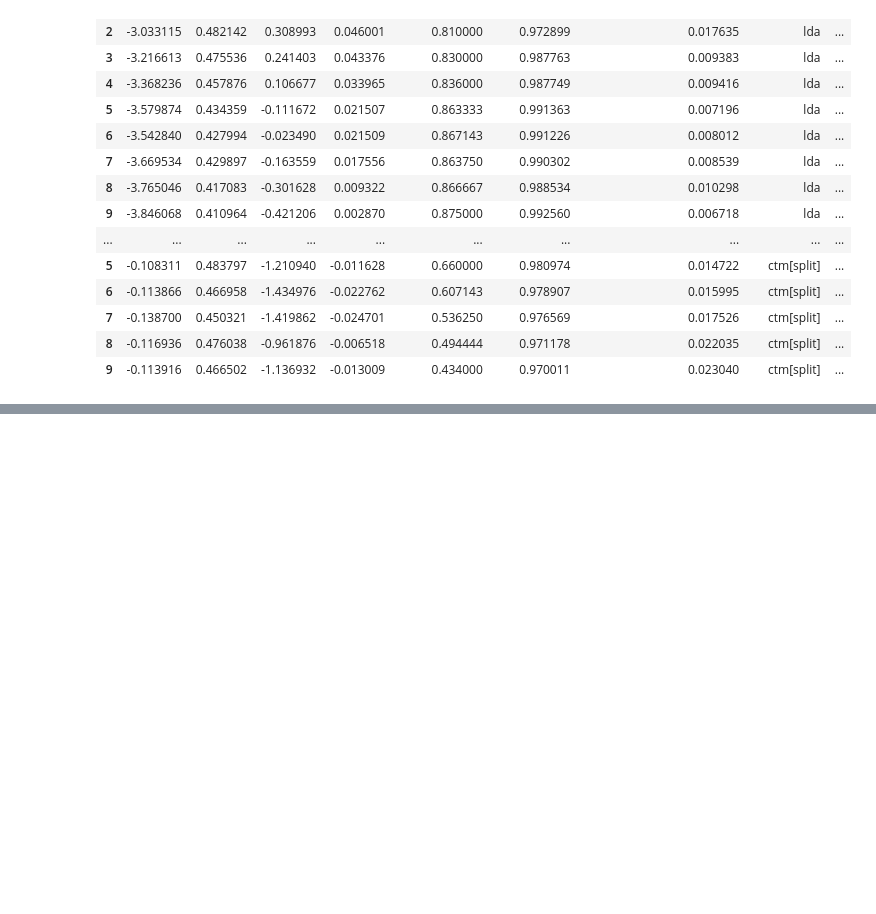
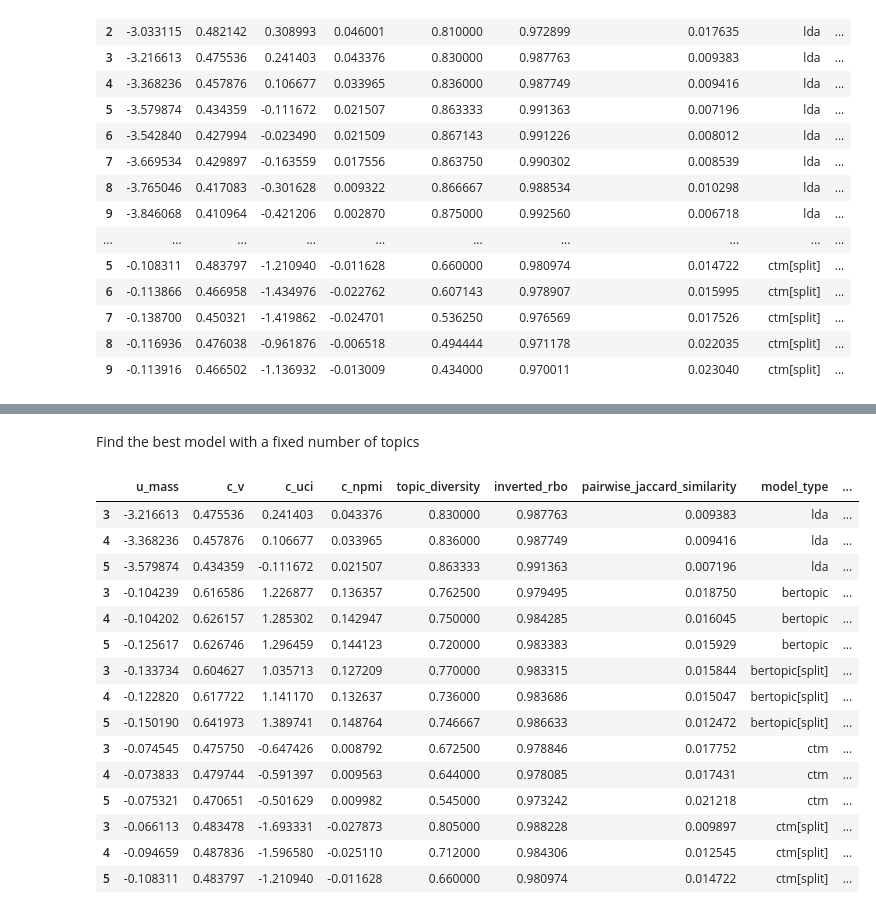
Before and after one commit to JackyLee1230/FYP, a Jupyter notebook: NLP/dev-workspace/topic_modelling/eval_cross_model_quantitative.ipynb, the cells around one changed output, grey strips where cells are left out. Drawn from its saved outputs; the diff is of its cells as text; code cells hidden in the pictures; blank space fills up the shorter version.

Commit message:
run cross-model quan eval, and lda quali eval

```diff
--- a/NLP/dev-workspace/topic_modelling/eval_cross_model_quantitative.ipynb
+++ b/NLP/dev-workspace/topic_modelling/eval_cross_model_quantitative.ipynb
@@ -256,3 +268,8 @@ log_history_df
 | 7 | -0.138700 | 0.450321 | -1.419862 | -0.024701 | 0.536250 | 0.976569 | 0.017526 | ctm[split] | ... |
 | 8 | -0.116936 | 0.476038 | -0.961876 | -0.006518 | 0.494444 | 0.971178 | 0.022035 | ctm[split] | ... |
 | 9 | -0.113916 | 0.466502 | -1.136932 | -0.013009 | 0.434000 | 0.970011 | 0.023040 | ctm[split] | ... |
+# %%
+# get number of topics, (by the last two-three digits of the model name)
+
+log_history_df['num_topics'] = log_history_df['model_name'].str.extract(r'(\d{2,3})$').astype(int)
+log_history_df
@@ -346,3 +381,32 @@ log_history_df.sort_values(by='pairwise_jaccard_similarity', ascending=False)
 | 6 | -3.542840 | 0.427994 | -0.023490 | 0.021509 | 0.867143 | 0.991226 | 0.008012 | lda | ... |
 | 5 | -3.579874 | 0.434359 | -0.111672 | 0.021507 | 0.863333 | 0.991363 | 0.007196 | lda | ... |
 | 9 | -3.846068 | 0.410964 | -0.421206 | 0.002870 | 0.875000 | 0.992560 | 0.006718 | lda | ... |
+# %% [markdown]
+Find the best model with a fixed number of topics
+# %%
+# given a fixed range of topics
+
+topic_range = [40, 60]
+
+log_history_df_subtopic = log_history_df[
+    (log_history_df['num_topics'] >= topic_range[0]) & (log_history_df['num_topics'] <= topic_range[1])
+]
+
+log_history_df_subtopic
+# %% [output]
+|  | u_mass | c_v | c_uci | c_npmi | topic_diversity | inverted_rbo | pairwise_jaccard_similarity | model_type | ... |
+| 3 | -3.216613 | 0.475536 | 0.241403 | 0.043376 | 0.830000 | 0.987763 | 0.009383 | lda | ... |
+| 4 | -3.368236 | 0.457876 | 0.106677 | 0.033965 | 0.836000 | 0.987749 | 0.009416 | lda | ... |
+| 5 | -3.579874 | 0.434359 | -0.111672 | 0.021507 | 0.863333 | 0.991363 | 0.007196 | lda | ... |
+| 3 | -0.104239 | 0.616586 | 1.226877 | 0.136357 | 0.762500 | 0.979495 | 0.018750 | bertopic | ... |
+| 4 | -0.104202 | 0.626157 | 1.285302 | 0.142947 | 0.750000 | 0.984285 | 0.016045 | bertopic | ... |
+| 5 | -0.125617 | 0.626746 | 1.296459 | 0.144123 | 0.720000 | 0.983383 | 0.015929 | bertopic | ... |
+| 3 | -0.133734 | 0.604627 | 1.035713 | 0.127209 | 0.770000 | 0.983315 | 0.015844 | bertopic[split] | ... |
+| 4 | -0.122820 | 0.617722 | 1.141170 | 0.132637 | 0.736000 | 0.983686 | 0.015047 | bertopic[split] | ... |
+| 5 | -0.150190 | 0.641973 | 1.389741 | 0.148764 | 0.746667 | 0.986633 | 0.012472 | bertopic[split] | ... |
+| 3 | -0.074545 | 0.475750 | -0.647426 | 0.008792 | 0.672500 | 0.978846 | 0.017752 | ctm | ... |
+| 4 | -0.073833 | 0.479744 | -0.591397 | 0.009563 | 0.644000 | 0.978085 | 0.017431 | ctm | ... |
+| 5 | -0.075321 | 0.470651 | -0.501629 | 0.009982 | 0.545000 | 0.973242 | 0.021218 | ctm | ... |
+| 3 | -0.066113 | 0.483478 | -1.693331 | -0.027873 | 0.805000 | 0.988228 | 0.009897 | ctm[split] | ... |
+| 4 | -0.094659 | 0.487836 | -1.596580 | -0.025110 | 0.712000 | 0.984306 | 0.012545 | ctm[split] | ... |
+| 5 | -0.108311 | 0.483797 | -1.210940 | -0.011628 | 0.660000 | 0.980974 | 0.014722 | ctm[split] | ... |
```
Also changed, not shown: parts of 3 cells of this notebook, 1 other file.
